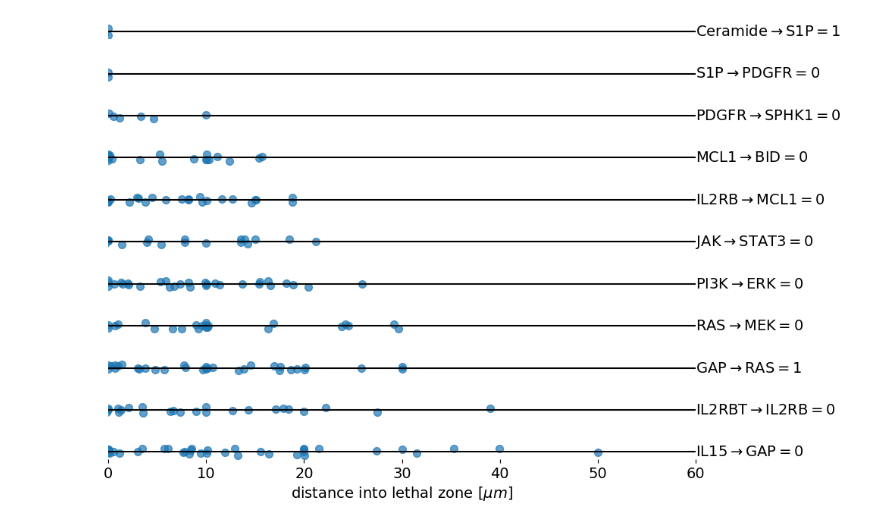
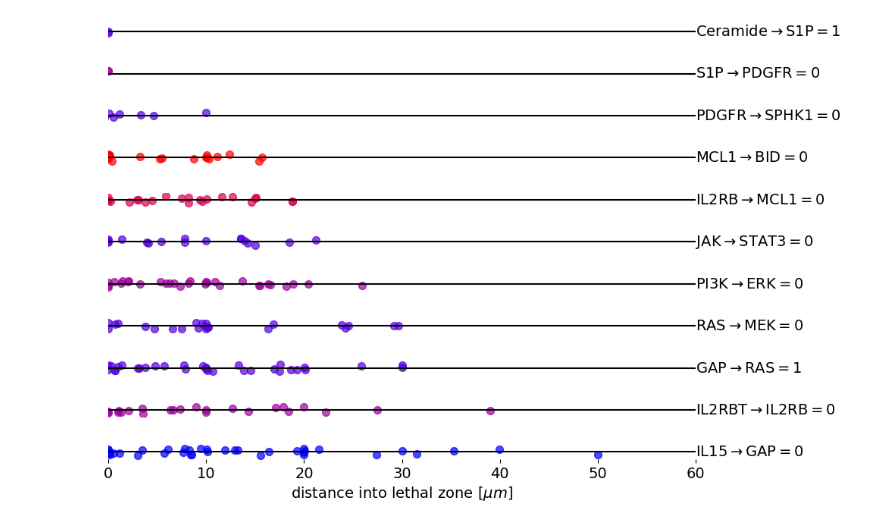
Before and after one commit to johnmetzcar/PhysiLab, a Jupyter notebook: scripts/population_density.ipynb, the cells around one changed output. Drawn from its saved outputs; the diff is of its cells as text; code cells hidden in the pictures.

Commit message:
colors in plot

```diff
--- a/scripts/population_density.ipynb
+++ b/scripts/population_density.ipynb
@@ -28,6 +28,24 @@ with open('../dataframes/aggregated_time_and_space_final_output_cell_positions.c
         xdict[name] = xvals
         ddict[name] = KernelDensity(bandwidth=30, kernel='gaussian')
         ddict[name].fit(xvals.reshape(-1, 1))
+# %%
+cdict = {
+    'EG_MCL1_BID_0_31': '#ff0000',
+
+    'EG_IL2RB_MCL1_0_31': '#dd0055',
+
+    'EG_IL2RBT_IL2RB_0_31': '#a000a0',
+    'EG_PI3K_ERK_0_31': '#a000a0',
+    'EG_S1P_PDGFR_0_31': '#a000a0',
+
+    'EG_Ceramide_S1P_1_31': '#5500dd',
+    'EG_PDGFR_SPHK1_0_31': '#5500dd',
+    'EG_JAK_STAT3_0_31': '#5500dd',
+    'EG_RAS_MEK_0_31': '#5500dd',
+    'EG_GAP_RAS_1_31': '#5500dd',
+
+    'EG_IL15_GAP_0_31': '#0000ff',
+}
 # %%
 gs = (grid_spec.GridSpec(len(xdict),1))
 
@@ -49,35 +67,35 @@ for i, (name, density) in enumerate(items):
     y = np.exp(density.score_samples(x[:, None]))
     # axs[-1].plot(x, y, c='w', lw=3)
     # axs[-1].fill_between(x, y,alpha=1)
     # xx = np.array(sorted(xdict[name]))
     # yy = np.array([(i+1)/len(xx) for i in range(len(xx))])**(0.25)
     # yy = stats.norm.cdf(xx)
     # axs[-1].plot(xx, yy, c='w', lw=3)
     # axs[-1].fill_between(xx, yy,alpha=1)
     # axs[-1].hist(xdict[name], bins=np.linspace(-500,401,10), density=True, alpha=0.5, histtype='stepfilled')
-    axs[-1].scatter(-xdict[name], (0.5-np.random.random(len(xdict[name]))), alpha=0.7,s=50)
+    axs[-1].scatter(-xdict[name], (0.5-np.random.random(len(xdict[name]))), alpha=0.7,s=50, c=cdict[name])
     axs[-1].plot(x,0*x,c='k')
     axs[-1].set_xlim(0,60)
     axs[-1].set_ylim(-1,1)
 
     text = name.split("_")[1] + r"$\rightarrow$" + name.split("_")[2] + "$=$" + name.split("_")[3]
 
     axs[-1].text(60,0,text,fontsize=14,ha="left",va="center")
 
     axs[-1].patch.set_alpha(0.0)
     axs[-1].set_xticks([])
     axs[-1].set_yticks([])
     axs[-1].set_xticklabels([])
     axs[-1].set_yticklabels([])
 
     for s in ["top","right","left","bottom"]:
         axs[-1].spines[s].set_visible(False)
 axs[-1].set_xlabel(r"distance into lethal zone [$\mu m$]",fontsize=14)
 axs[-1].set_xticks([0,10,20,30,40,50,60])
 axs[-1].set_xticklabels([0,10,20,30,40,50,60],fontsize=14)
 gs.update(hspace=2)
 # %% [output]
-[figure, old version]
+[figure, new version]
 # %%
 [x[0] for x in items]
 # %% [output]
```
Also changed, not shown: parts of 1 cell of this notebook.
